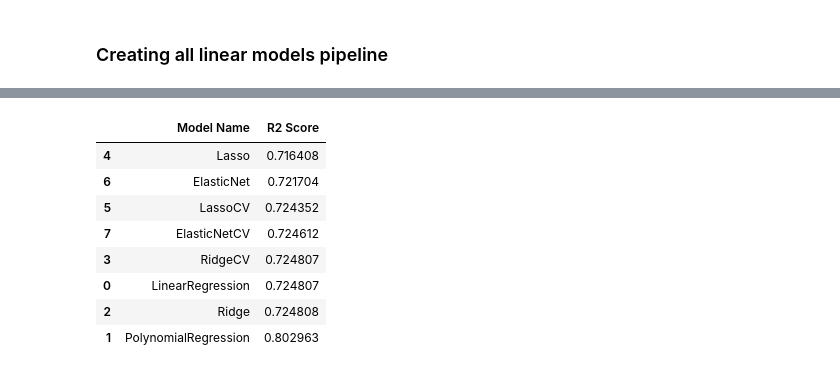
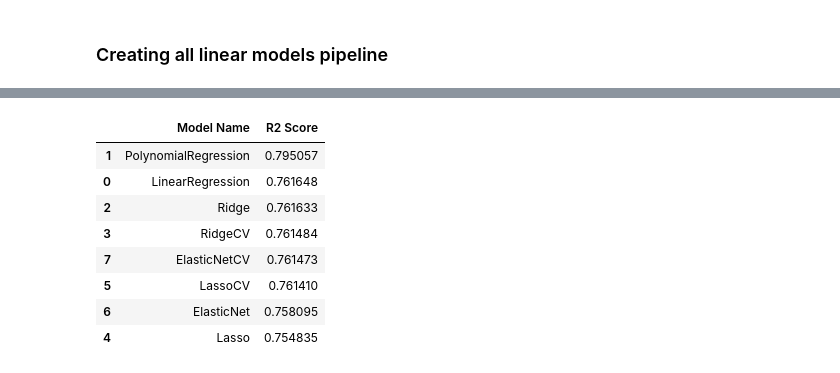
Before and after one commit to Aabhas2/regression-playground, a Jupyter notebook: notebooks/Model_training.ipynb, the cells around one changed output, grey strips where cells are left out. Cells and saved outputs as stored; diff of their text form; code cells hidden in the pictures.

Commit message:
Modeling

```diff
--- a/notebooks/Model_training.ipynb
+++ b/notebooks/Model_training.ipynb
@@ -137,3 +173,21 @@ Name: count, dtype: int64
+# %%
+# Capping the columns bedrooms bathrooms and balcony where i removed all the columns where the type of building was flat but it still had more than 5 rooms which is unusual
+df_copy = df_copy[~(
+    (df_copy['type_of_building'] == 0) &
+    ((df_copy['Bedrooms'] > 4) | (df_copy['Bathrooms'] > 4) | (df_copy['Balcony'] > 7))
+)]
+# %%
+df_copy.drop(['Price_sqft'],axis=1,inplace=True)
+# %%
+# Handling Outliers
+# Capping
+def cap_outliers(df,cols,lower=0.01,upper=0.99):
+    for col in cols:
+        lower_bound = df[col].quantile(lower)
+        upper_bound = df[col].quantile(upper)
+        df[col] = np.clip(df[col],lower_bound, upper_bound)
+
+    return df
 # %%
 # Define Features
 num_features = ['area','Bedrooms','Bathrooms','Balcony']
@@ -141,22 +195,29 @@ cat_features = ['Furnished_status','location_cluster']
 bin_features = ['has_parking','has_lift','is_new','type_of_building']
 # %%
 # Transformers
-numeric_transformer = StandardScaler()
+from sklearn.preprocessing import RobustScaler, FunctionTransformer
+from sklearn.pipeline import Pipeline
+
+outlier_cols = ['log_price','area','price']
+
+outlier_capper = FunctionTransformer(
+    lambda X: cap_outliers(X.copy(),outlier_cols),
+    validate=False
+)
+
+df_copy = outlier_capper.fit_transform(df_copy)
+
+numeric_transformer = RobustScaler()
+
 categorical_transformer = OneHotEncoder(handle_unknown="ignore")
 
 preprocessor = ColumnTransformer(
     transformers = [
+        ('cat',categorical_transformer,cat_features),
         ('num',numeric_transformer,num_features),
-        ('cat',categorical_transformer,cat_features),
         ('bin','passthrough',bin_features)
     ]
 )
-
-# Pipeline
-model = Pipeline(steps=[
-    ('preprocessor',preprocessor),
-    ('regressor',LinearRegression())
-])
 # %%
 X = df_copy[num_features + cat_features + bin_features]
 y = df_copy['log_price']
@@ -254,14 +312,14 @@ Model performance
 -----------------------------------
 ===================================
 # %%
-pd.DataFrame(list(zip(model_list,r2_list)),columns=['Model Name','R2 Score']).sort_values(by=['R2 Score'],ascending=)
+pd.DataFrame(list(zip(model_list,r2_list)),columns=['Model Name','R2 Score']).sort_values(by=['R2 Score'],ascending=False)
 # %% [output]
 |  | Model Name | R2 Score |
-| 4 | Lasso | 0.716408 |
-| 6 | ElasticNet | 0.721704 |
-| 5 | LassoCV | 0.724352 |
-| 7 | ElasticNetCV | 0.724612 |
-| 3 | RidgeCV | 0.724807 |
-| 0 | LinearRegression | 0.724807 |
-| 2 | Ridge | 0.724808 |
-| 1 | PolynomialRegression | 0.802963 |
+| 1 | PolynomialRegression | 0.795057 |
+| 0 | LinearRegression | 0.761648 |
+| 2 | Ridge | 0.761633 |
+| 3 | RidgeCV | 0.761484 |
+| 7 | ElasticNetCV | 0.761473 |
+| 5 | LassoCV | 0.761410 |
+| 6 | ElasticNet | 0.758095 |
+| 4 | Lasso | 0.754835 |
```
Also changed, not shown: parts of 4 cells of this notebook, 2 other files.
